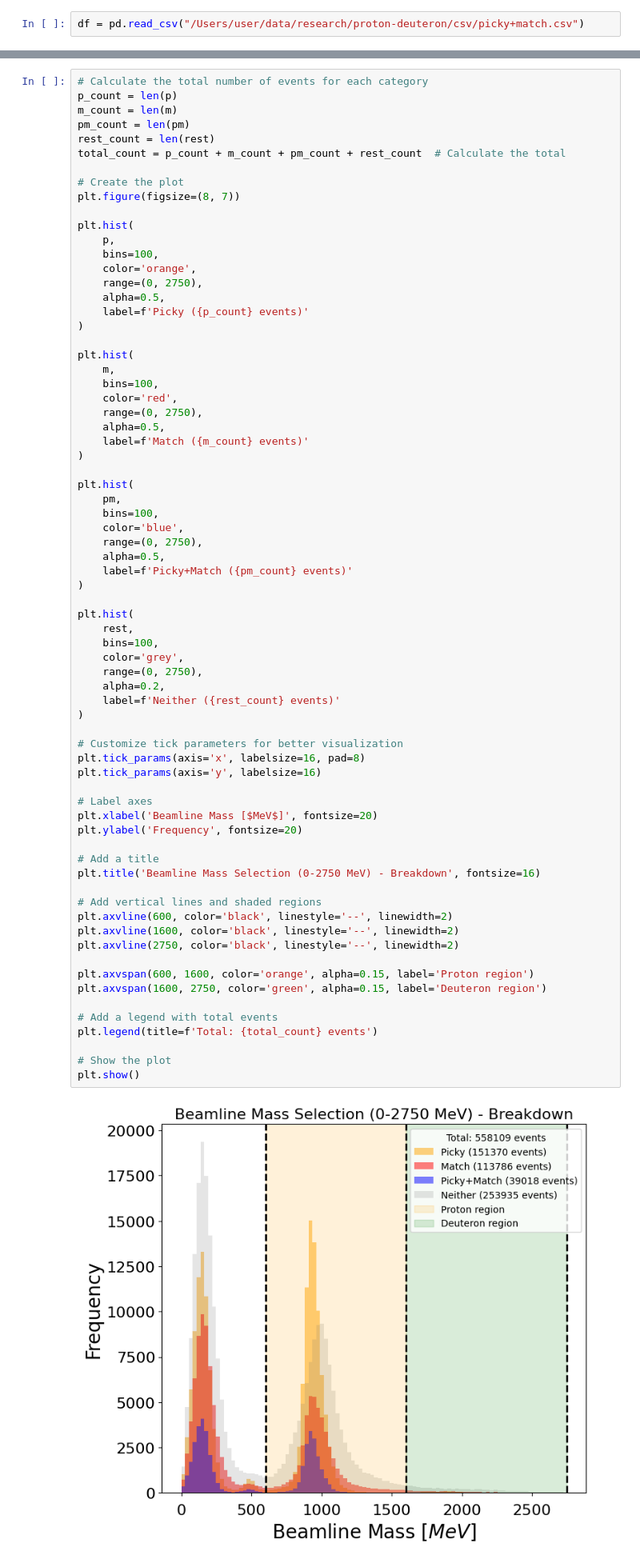
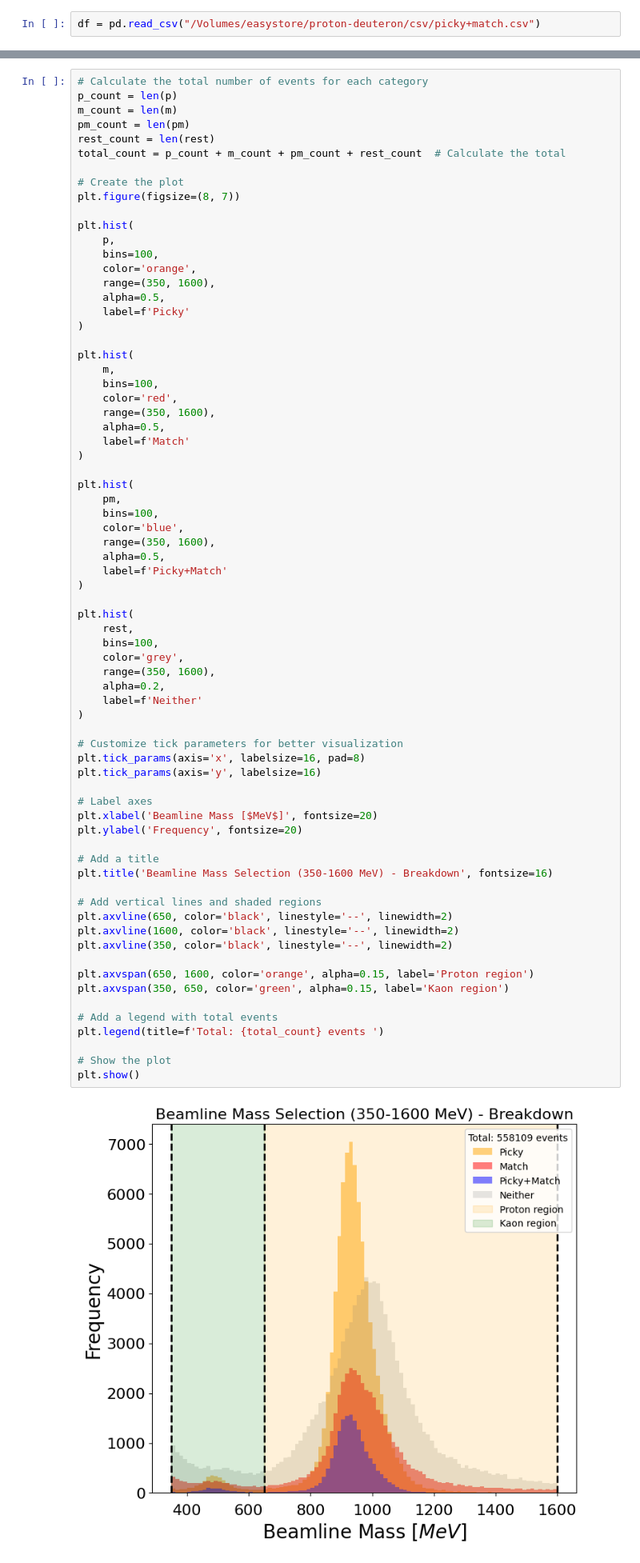
Before and after one commit to mohummudh/proton-deuteron, a Jupyter notebook: cuts/masscut.ipynb, the cells around one changed output, grey strips where cells are left out. Shown at 80% size. Cells and saved outputs as stored; diff of their text form.

```diff
--- a/cuts/masscut.ipynb
+++ b/cuts/masscut.ipynb
@@ -18,7 +18,7 @@ import seaborn as sns
 import matplotlib.pyplot as plt
 import matplotlib.colors as mcolors
 # %%
-df = pd.read_csv("/Users/user/data/research/proton-deuteron/csv/picky+match.csv")
+df = pd.read_csv("/Volumes/easystore/proton-deuteron/csv/picky+match.csv")
 # %%
 df
 # %% [output]
@@ -328,64 +328,64 @@ plt.hist(
     p,
     bins=100,
     color='orange',
-    range=(0, 2750),
+    range=(350, 1600),
     alpha=0.5,
-    label=f'Picky ({p_count} events)'
+    label=f'Picky'
 )
 
 plt.hist(
     m,
     bins=100,
     color='red',
-    range=(0, 2750),
+    range=(350, 1600),
     alpha=0.5,
-    label=f'Match ({m_count} events)'
+    label=f'Match'
 )
 
 plt.hist(
     pm,
     bins=100,
     color='blue',
-    range=(0, 2750),
+    range=(350, 1600),
     alpha=0.5,
-    label=f'Picky+Match ({pm_count} events)'
+    label=f'Picky+Match'
 )
 
 plt.hist(
     rest,
     bins=100,
     color='grey',
-    range=(0, 2750),
+    range=(350, 1600),
     alpha=0.2,
-    label=f'Neither ({rest_count} events)'
+    label=f'Neither'
 )
 
 # Customize tick parameters for better visualization
 plt.tick_params(axis='x', labelsize=16, pad=8)
 plt.tick_params(axis='y', labelsize=16)
 
 # Label axes
 plt.xlabel('Beamline Mass [$MeV$]', fontsize=20)
 plt.ylabel('Frequency', fontsize=20)
 
 # Add a title
-plt.title('Beamline Mass Selection (0-2750 MeV) - Breakdown', fontsize=16)
+plt.title('Beamline Mass Selection (350-1600 MeV) - Breakdown', fontsize=16)
 
 # Add vertical lines and shaded regions
-plt.axvline(600, color='black', linestyle='--', linewidth=2)
+plt.axvline(650, color='black', linestyle='--', linewidth=2)
 plt.axvline(1600, color='black', linestyle='--', linewidth=2)
-plt.axvline(2750, color='black', linestyle='--', linewidth=2)
+plt.axvline(350, color='black', linestyle='--', linewidth=2)
 
-plt.axvspan(600, 1600, color='orange', alpha=0.15, label='Proton region')
-plt.axvspan(1600, 2750, color='green', alpha=0.15, label='Deuteron region')
+plt.axvspan(650, 1600, color='orange', alpha=0.15, label='Proton region')
+plt.axvspan(350, 650, color='green', alpha=0.15, label='Kaon region')
 
 # Add a legend with total events
-plt.legend(title=f'Total: {total_count} events')
+plt.legend(title=f'Total: {total_count} events ')
 
 # Show the plot
 plt.show()
 # %% [output]
-[figure, old version]
+[figure, new version]
 # %%
 p = df[(df['p'] == 1) & (df['m'] == 0)]['beamline_mass']
 m = df[(df['m'] == 1) & (df['p'] == 0)]['beamline_mass']
```
Also changed, not shown: 3 other files.
